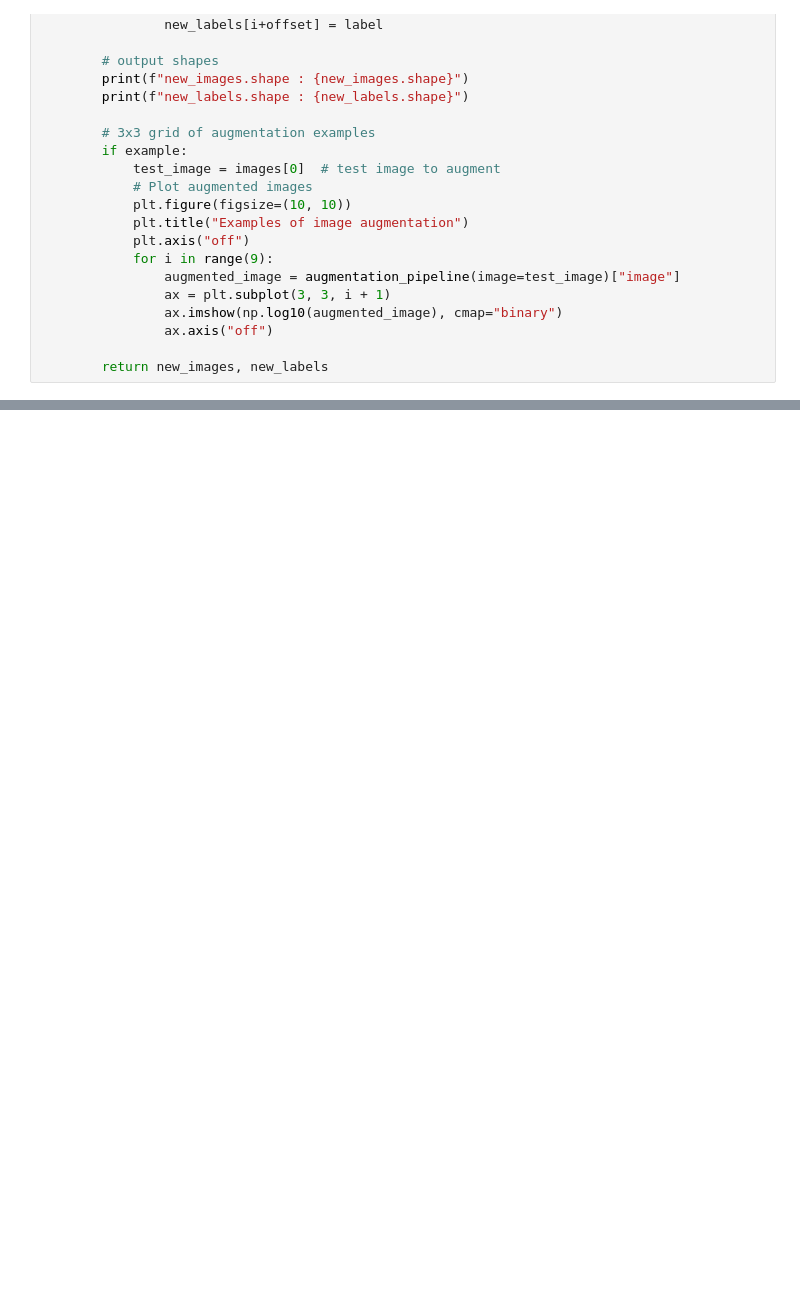
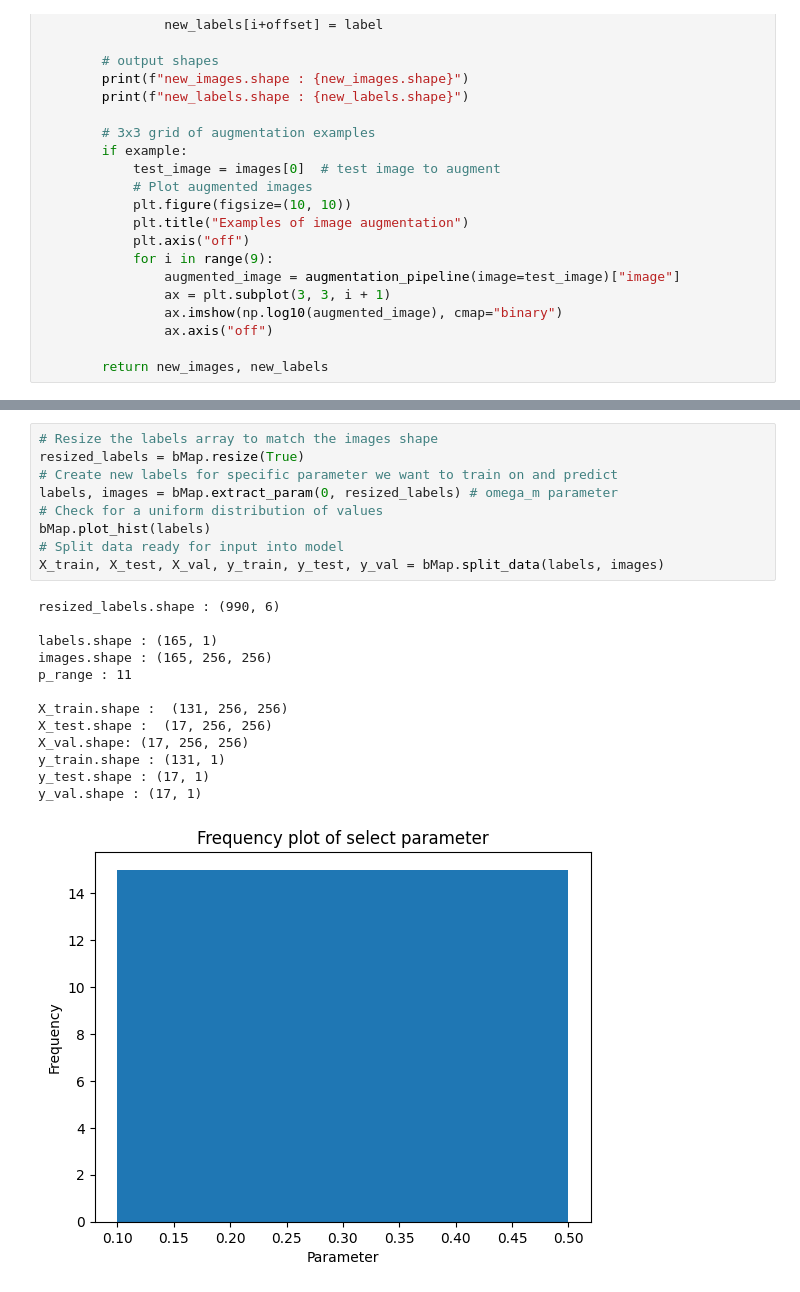
Before and after one commit to X-WasHere/Cosmological-Parameter-Inference, a Jupyter notebook: Paper_Model.ipynb, the cells around one changed output, grey strips where cells are left out. Saved outputs shown, nothing was run; the diff lists cells and outputs as text; blank space fills up the shorter version.

```diff
--- a/Paper_Model.ipynb
+++ b/Paper_Model.ipynb
@@ -277,0 +358,23 @@ def paper_model(input_shape, H, C=1, dropout_rate=0.5):
+# %%
+# Resize the labels array to match the images shape
+resized_labels = bMap.resize(True)
+# Create new labels for specific parameter we want to train on and predict
+labels, images = bMap.extract_param(0, resized_labels) # omega_m parameter
+# Check for a uniform distribution of values
+bMap.plot_hist(labels)
+# Split data ready for input into model
+X_train, X_test, X_val, y_train, y_test, y_val = bMap.split_data(labels, images)
+# %% [output]
+resized_labels.shape : (990, 6)
+
+labels.shape : (165, 1)
+images.shape : (165, 256, 256)
+p_range : 11
+
+X_train.shape :  (131, 256, 256)
+X_test.shape :  (17, 256, 256)
+X_val.shape: (17, 256, 256)
+y_train.shape : (131, 1)
+y_test.shape : (17, 1)
+y_val.shape : (17, 1)
+[figure, added]
```
Also changed, not shown: parts of 10 cells of this notebook, 1 other file.
